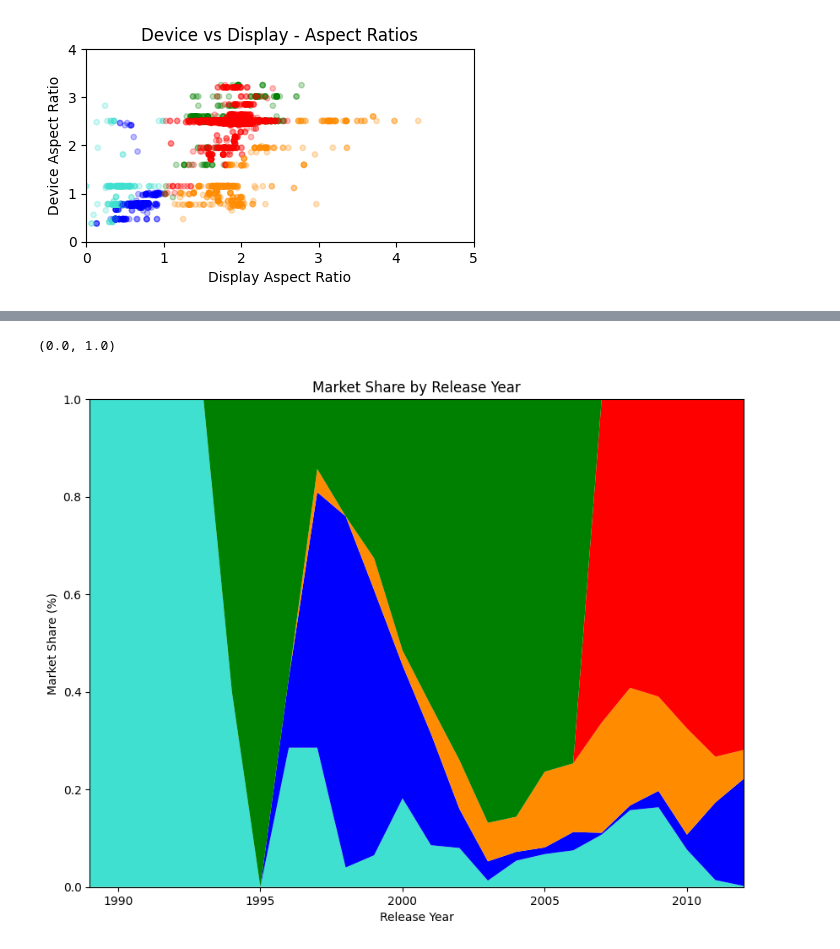
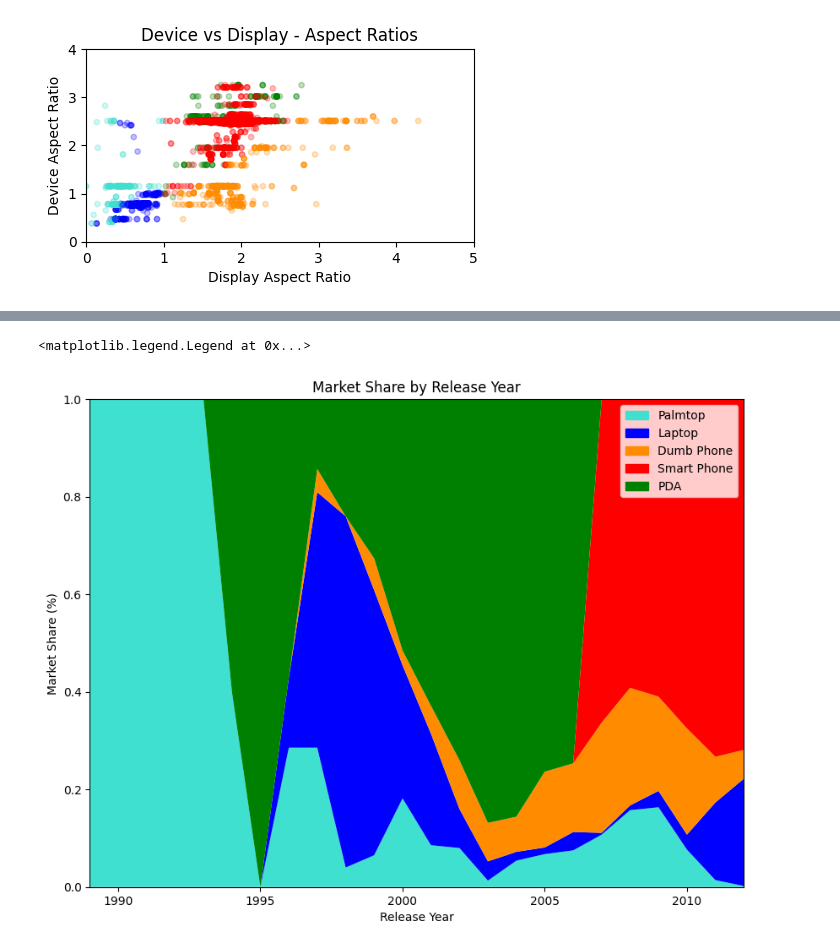
Before and after one commit to MageAthena/visualisation-data-analysis, a Jupyter notebook: COMP5048 Assignment 2.ipynb, the cells around one changed output, grey strips where cells are left out. Saved outputs shown, nothing was run; the diff lists cells and outputs as text; code cells hidden in the pictures.

```diff
--- a/COMP5048 Assignment 2.ipynb
+++ b/COMP5048 Assignment 2.ipynb
@@ -230,5 +245,5 @@ plt.show()
 # Keep track of the market share of each type by time
 data_time = data_type.groupby(['Release Year','Type']).size().unstack()
 data_time=data_time.fillna(0)
+data_time = data_time[colours.keys()]
 data_time_percent = data_time.divide(data_time.sum(axis=1), axis=0)
-data_time_percent = data_time_percent[colours.keys()]
@@ -238,12 +250,14 @@ data_time_percent = data_time_percent[colours.keys()]
-# %%
-plt.stackplot(list(data_time_percent.index.values), data_time_percent.T.values, colors=colours.values())
-
-plt.ylabel('Market Share (%)')
-plt.xlabel('Release Year')
-plt.title("Market Share by Release Year")
-
-plt.xlim([1989, 2012])
-plt.ylim([0, 1])
-# %% [output]
-(0.0, 1.0)
-[figure, removed]
+# %%
+plt.stackplot(list(data_time_percent.index.values), data_time_percent.T.values, colors=colours.values())
+
+plt.ylabel('Market Share (%)')
+plt.xlabel('Release Year')
+plt.title("Market Share by Release Year")
+
+plt.xlim([1989, 2012])
+plt.ylim([0, 1])
+
+plt.legend(handles=colour_handles)
+# %% [output]
+<matplotlib.legend.Legend at 0x...>
+[figure, added]
```
Also changed, not shown: parts of 8 cells of this notebook.
